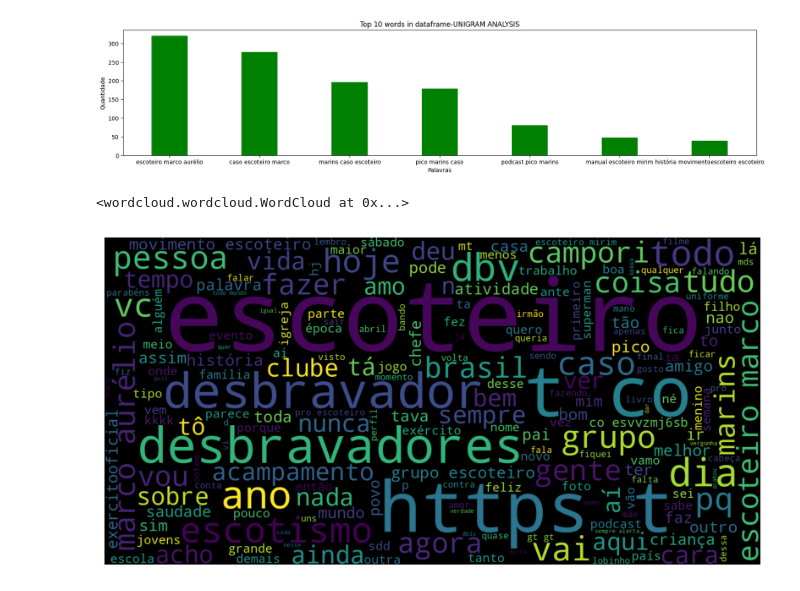
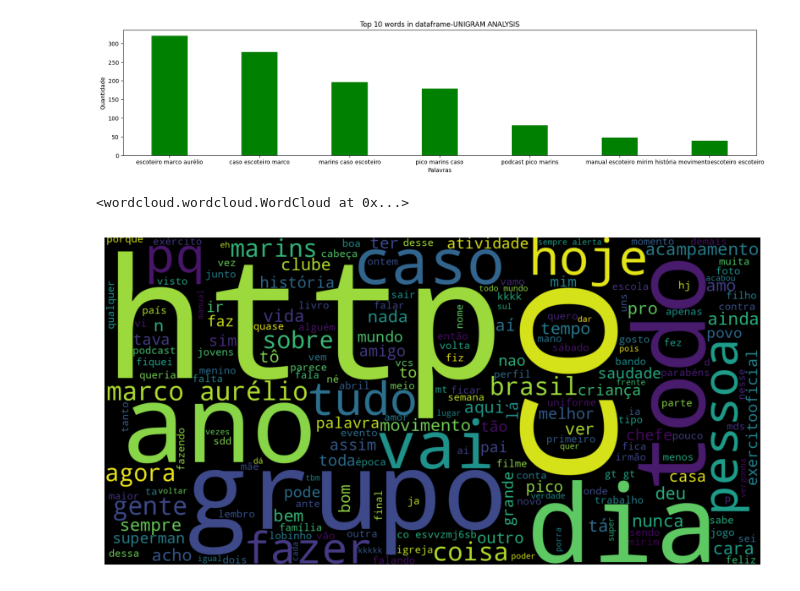
Before and after one commit to diegooliveira7/CollectTwitterDataCleanup, a Jupyter notebook: Análise_para_T.ipynb, the cells around one changed output. Cells and saved outputs as stored; diff of their text form; code cells hidden in the pictures.

```diff
--- a/Análise_para_T.ipynb
+++ b/Análise_para_T.ipynb
@@ -372,21 +372,22 @@ df = dfClass
 # %%
 
 # concatenar as palavras
 all_summary = " ".join(str(s).lower() for s in df['Tweet'])
 # lista de stopword
 stopwords = nltk.corpus.stopwords.words('portuguese')
-words_more = ['', 'pra', 'q']
+words_more = ['', 'pra', 'q', 't', "vc", "vou", "escoteiro", "escotismo", "desbravadores", "escoteiros", "desbravador", "dbv", "campori"]
 stopwords.extend(words_more)
 # gerar uma wordcloud
 wordcloud = WordCloud(stopwords=stopwords,
                       background_color="black",
                       width=1600, height=800).generate(all_summary)
 # mostrar a imagem final
 fig, ax = plt.subplots(figsize=(10,6))
 ax.imshow(wordcloud, interpolation='bilinear')
 ax.set_axis_off()
 plt.imshow(wordcloud);
+plt.savefig("NuvemPalavra.png")
 wordcloud.to_file("airbnb_summary_wordcloud.png")
 # %% [output]
 <wordcloud.wordcloud.WordCloud at 0x...>
-[figure, old version]
+[figure, new version]
```
Also changed, not shown: parts of 4 cells of this notebook.
